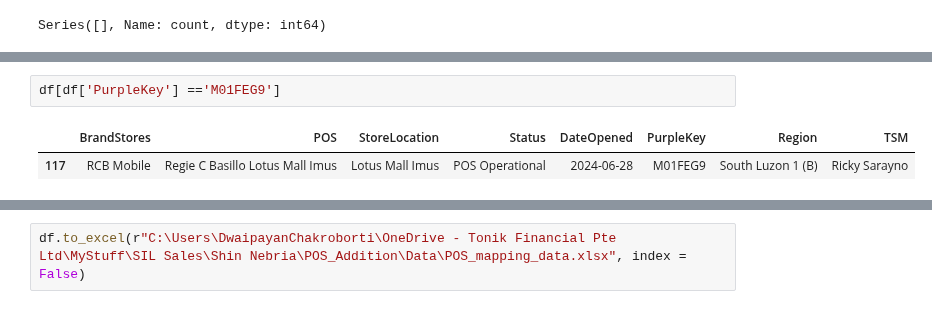
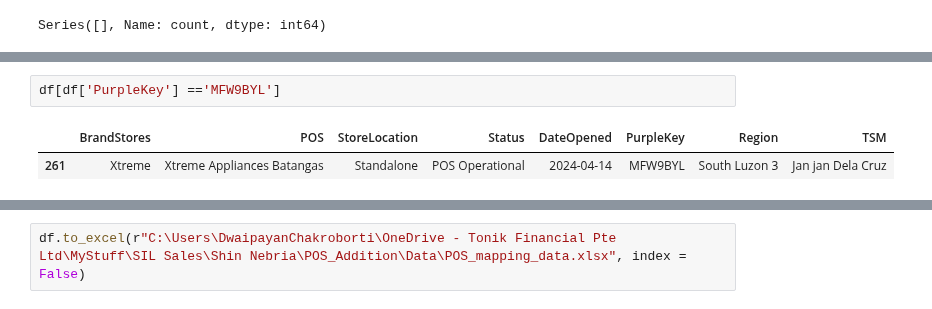
Before and after one commit to dchakroborti-tonik/POS_Addition, a Jupyter notebook: Notebook/Pos_mapping_new.ipynb, the cells around one changed output, grey strips where cells are left out. Cells and saved outputs as stored; diff of their text form.

```diff
--- a/Notebook/Pos_mapping_new.ipynb
+++ b/Notebook/Pos_mapping_new.ipynb
@@ -392,8 +411,8 @@ df.sort_values('DateOpened', ascending=False)
 # %%
-df[df['PurpleKey'] =='M01FEG9']
+df[df['PurpleKey'] =='MFW9BYL']
 # %% [output]
 |  | BrandStores | POS | StoreLocation | Status | DateOpened | PurpleKey | Region | TSM |
-| 117 | RCB Mobile | Regie C Basillo Lotus Mall Imus | Lotus Mall Imus | POS Operational | 2024-06-28 | M01FEG9 | South Luzon 1 (B) | Ricky Sarayno |
+| 261 | Xtreme | Xtreme Appliances Batangas | Standalone | POS Operational | 2024-04-14 | MFW9BYL | South Luzon 3 | Jan jan Dela Cruz |
 # %%
 df[df['BrandStores']=='RCB Mobile']
 # %% [output]
```
Also changed, not shown: parts of 30 cells of this notebook, 3 other files.
